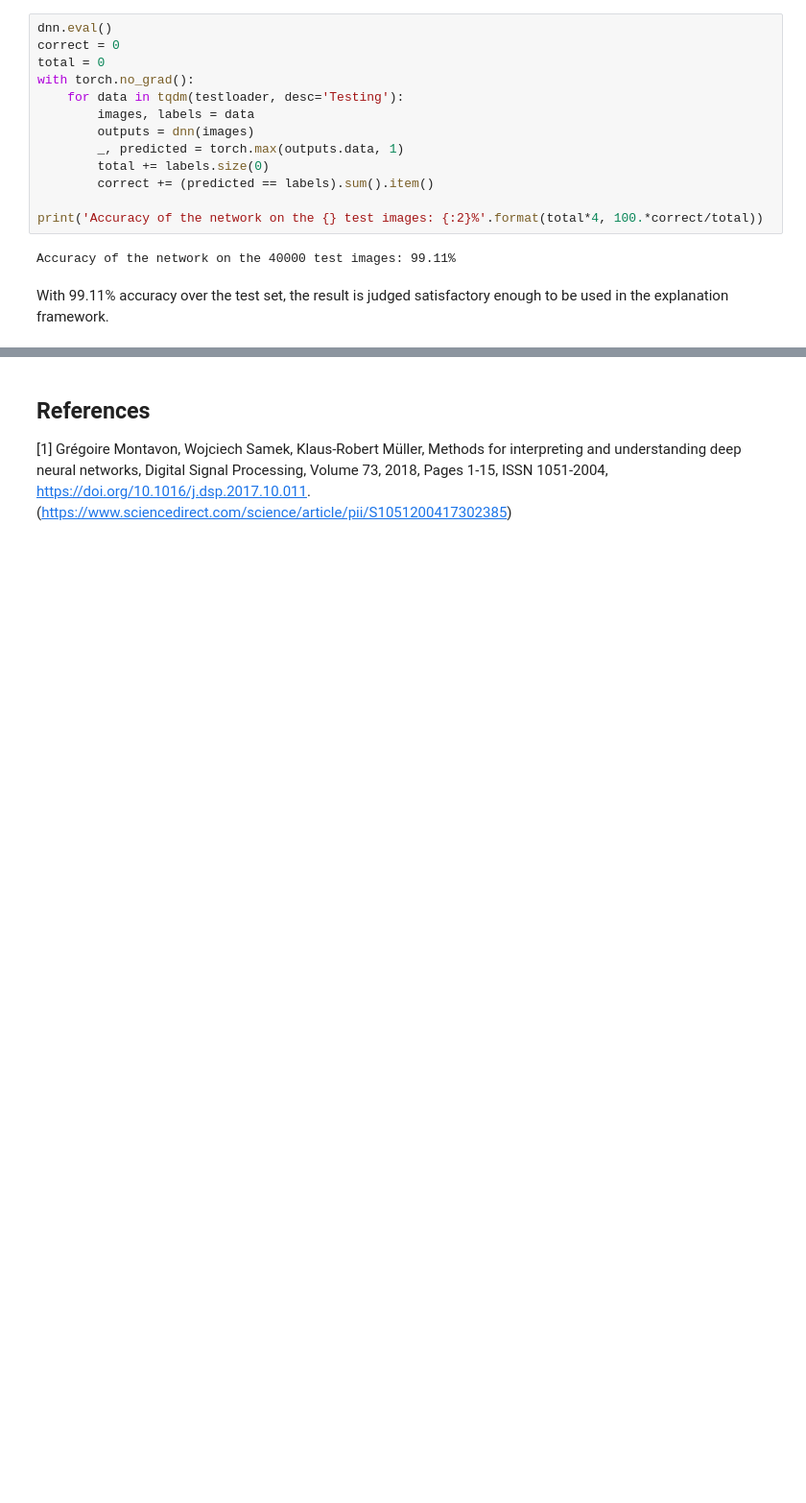
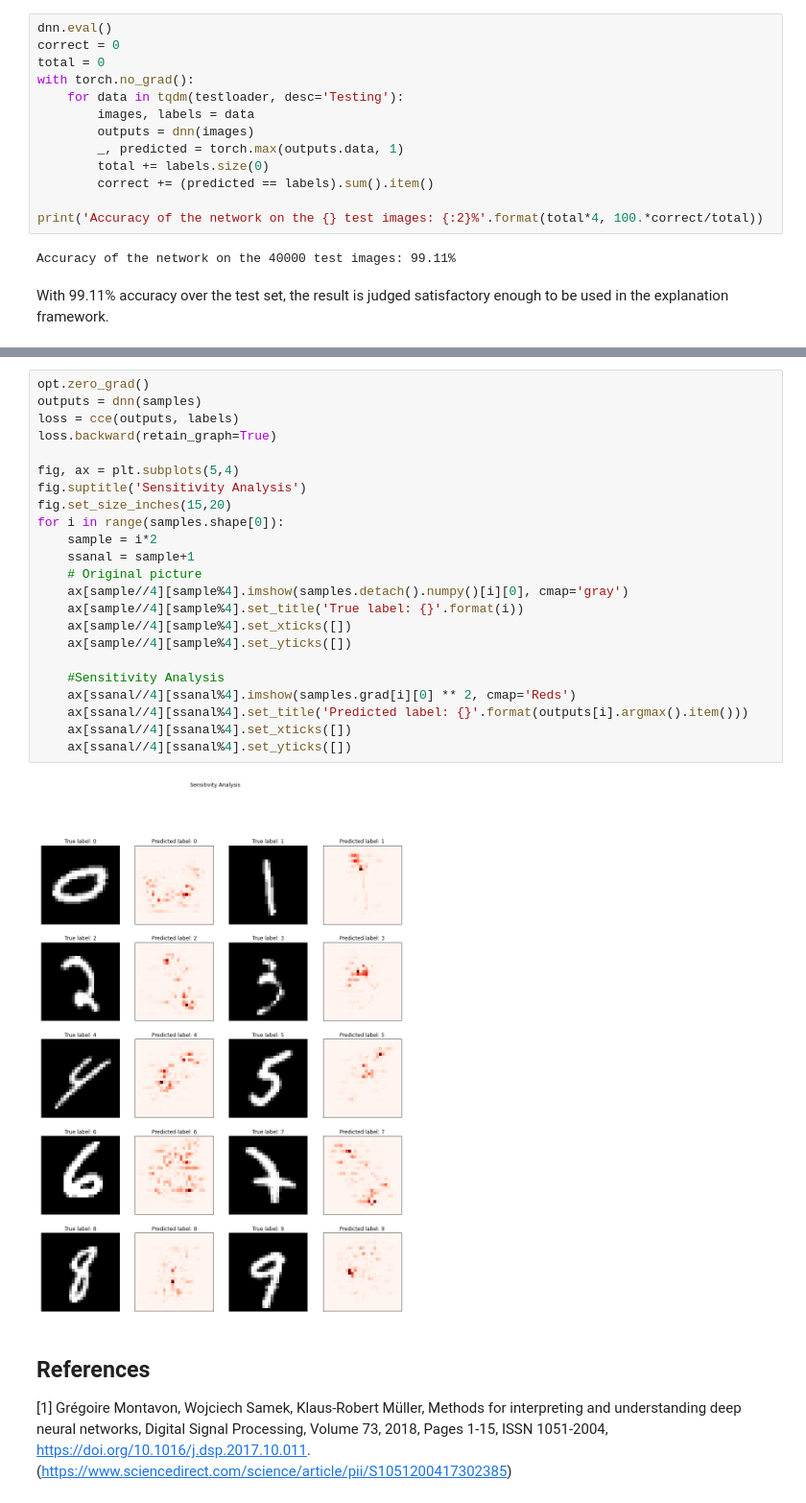
Before and after one commit to LMeynent/mnist-explanation, a Jupyter notebook: mnist-explanation.ipynb, the cells around one changed output, grey strips where cells are left out. Shown: that part at 96% size. Drawn from its saved outputs; the diff is of its cells as text; blank space fills up the shorter version.

Commit message:
Implemented sensitivity analysis

```diff
--- a/mnist-explanation.ipynb
+++ b/mnist-explanation.ipynb
@@ -154,3 +194,28 @@ With 99.11% accuracy over the test set, the result is judged satisfactory enough
+# %%
+opt.zero_grad()
+outputs = dnn(samples)
+loss = cce(outputs, labels)
+loss.backward(retain_graph=True)
+
+fig, ax = plt.subplots(5,4)
+fig.suptitle('Sensitivity Analysis')
+fig.set_size_inches(15,20)
+for i in range(samples.shape[0]):
+    sample = i*2
+    ssanal = sample+1
+    # Original picture
+    ax[sample//4][sample%4].imshow(samples.detach().numpy()[i][0], cmap='gray')
+    ax[sample//4][sample%4].set_title('True label: {}'.format(i))
+    ax[sample//4][sample%4].set_xticks([])
+    ax[sample//4][sample%4].set_yticks([])
+
+    #Sensitivity Analysis
+    ax[ssanal//4][ssanal%4].imshow(samples.grad[i][0] ** 2, cmap='Reds')
+    ax[ssanal//4][ssanal%4].set_title('Predicted label: {}'.format(outputs[i].argmax().item()))
+    ax[ssanal//4][ssanal%4].set_xticks([])
+    ax[ssanal//4][ssanal%4].set_yticks([])
+# %% [output]
+[figure, added]
 # %% [markdown]
 ## References
 
```
Also changed, not shown: parts of 4 cells of this notebook, 3 other files.
